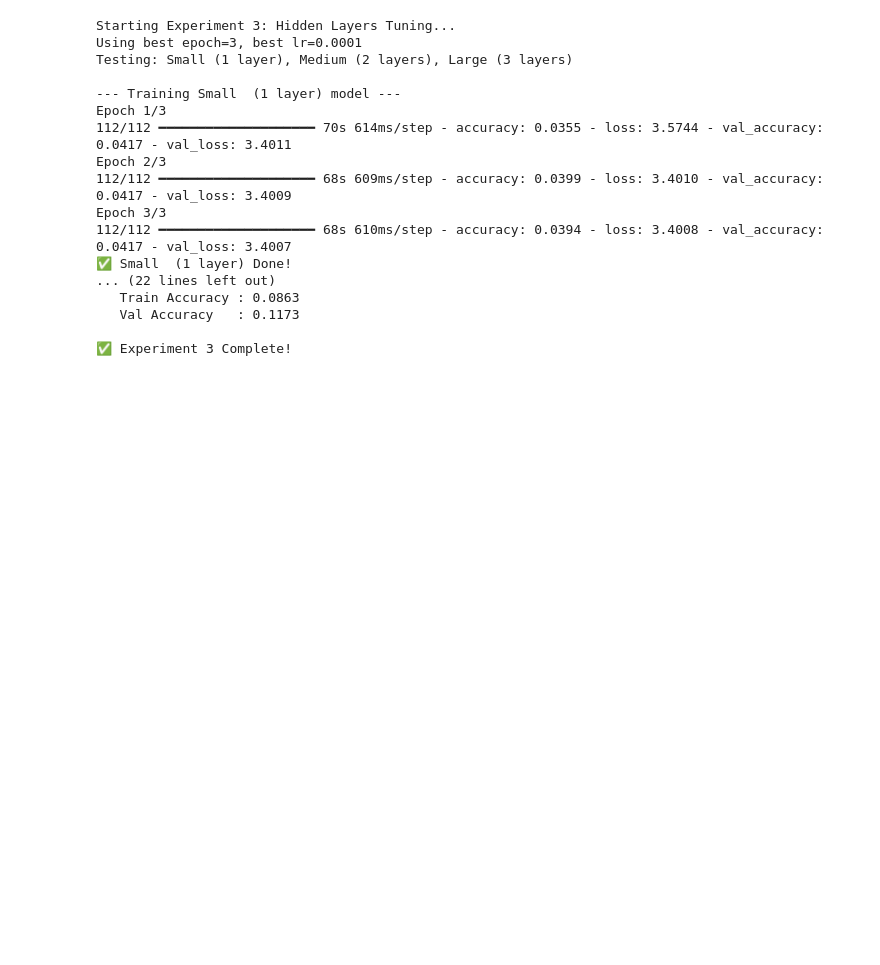
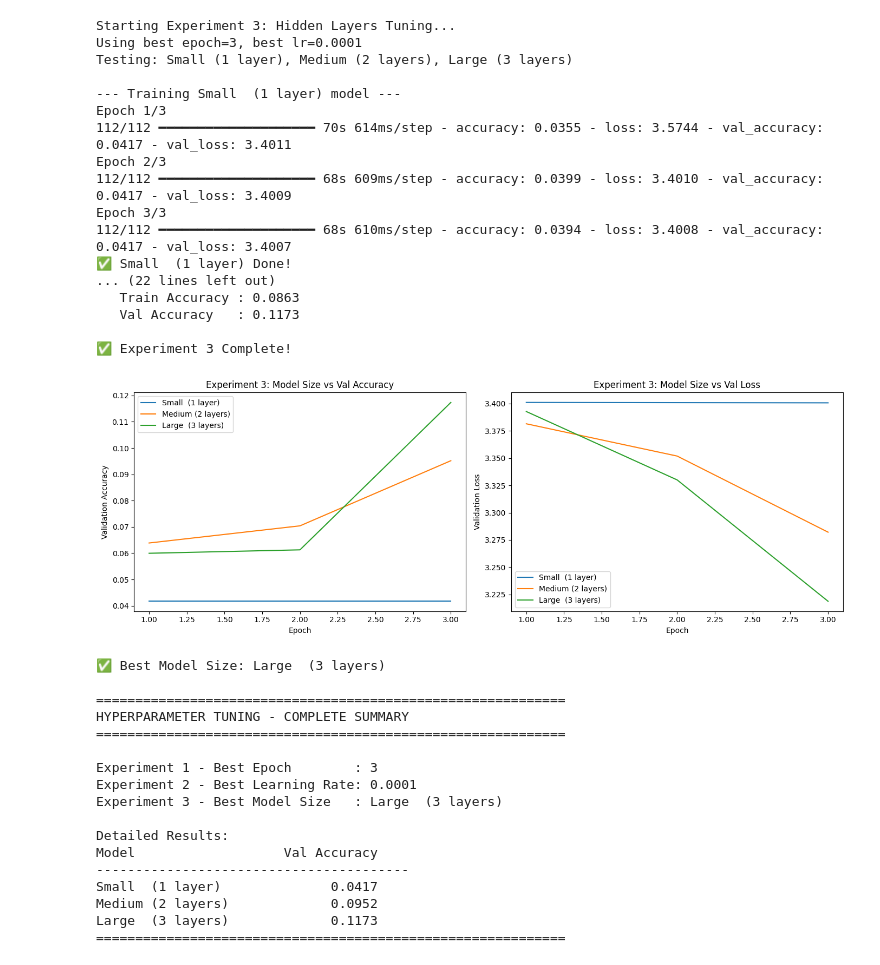
Before and after one commit to bdaqiq01/Dog_breed_classification, a Jupyter notebook: model_develpment.ipynb, the cells around one changed output. Cells and saved outputs as stored; diff of their text form; code cells hidden in the pictures; blank space fills up the shorter version.

Commit message:
Added CNN model, hyperparameter tuning experiments - Anjali Kale

```diff
--- a/model_develpment.ipynb
+++ b/model_develpment.ipynb
@@ -883,3 +883,71 @@ Epoch 3/3
    Val Accuracy   : 0.1173
 
 ✅ Experiment 3 Complete!
+# %%
+# Plot Experiment 3 results
+epochs_range = range(1, best_epoch + 1)
+
+plt.figure(figsize=(14, 5))
+
+plt.subplot(1, 2, 1)
+for name in layer_histories:
+    plt.plot(epochs_range,
+             layer_histories[name].history['val_accuracy'],
+             label=name)
+plt.title('Experiment 3: Model Size vs Val Accuracy')
+plt.xlabel('Epoch')
+plt.ylabel('Validation Accuracy')
+plt.legend()
+
+plt.subplot(1, 2, 2)
+for name in layer_histories:
+    plt.plot(epochs_range,
+             layer_histories[name].history['val_loss'],
+             label=name)
+plt.title('Experiment 3: Model Size vs Val Loss')
+plt.xlabel('Epoch')
+plt.ylabel('Validation Loss')
+plt.legend()
+
+plt.tight_layout()
+plt.show()
+
+best_layer = max(layer_histories,
+                 key=lambda n: layer_histories[n].history['val_accuracy'][-1])
+print(f"✅ Best Model Size: {best_layer}")
+
+# ============================================
+# FINAL SUMMARY - All 3 Experiments
+# ============================================
+print("\n" + "="*60)
+print("HYPERPARAMETER TUNING - COMPLETE SUMMARY")
+print("="*60)
+print(f"\nExperiment 1 - Best Epoch        : {best_epoch}")
+print(f"Experiment 2 - Best Learning Rate: {best_lr}")
+print(f"Experiment 3 - Best Model Size   : {best_layer}")
+print("\nDetailed Results:")
+print(f"{'Model':<20} {'Val Accuracy':>15}")
+print("-"*40)
+for name in layer_histories:
+    val = layer_histories[name].history['val_accuracy'][-1]
+    print(f"{name:<20} {val:>15.4f}")
+print("="*60)
+# %% [output]
+[figure, added]
+✅ Best Model Size: Large  (3 layers)
+
+============================================================
+HYPERPARAMETER TUNING - COMPLETE SUMMARY
+============================================================
+
+Experiment 1 - Best Epoch        : 3
+Experiment 2 - Best Learning Rate: 0.0001
+Experiment 3 - Best Model Size   : Large  (3 layers)
+
+Detailed Results:
+Model                   Val Accuracy
+----------------------------------------
+Small  (1 layer)              0.0417
+Medium (2 layers)             0.0952
+Large  (3 layers)             0.1173
+============================================================
```
